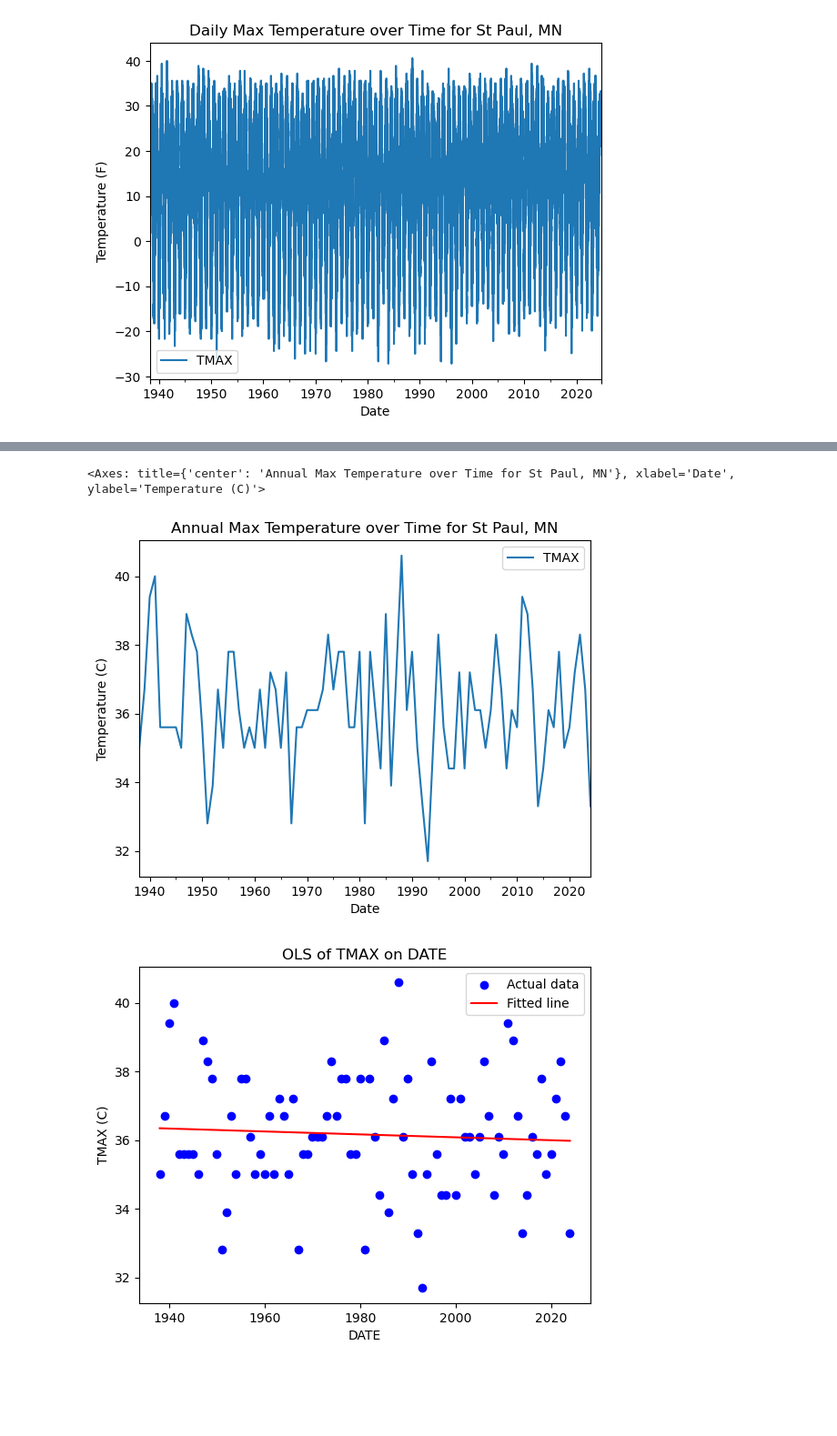
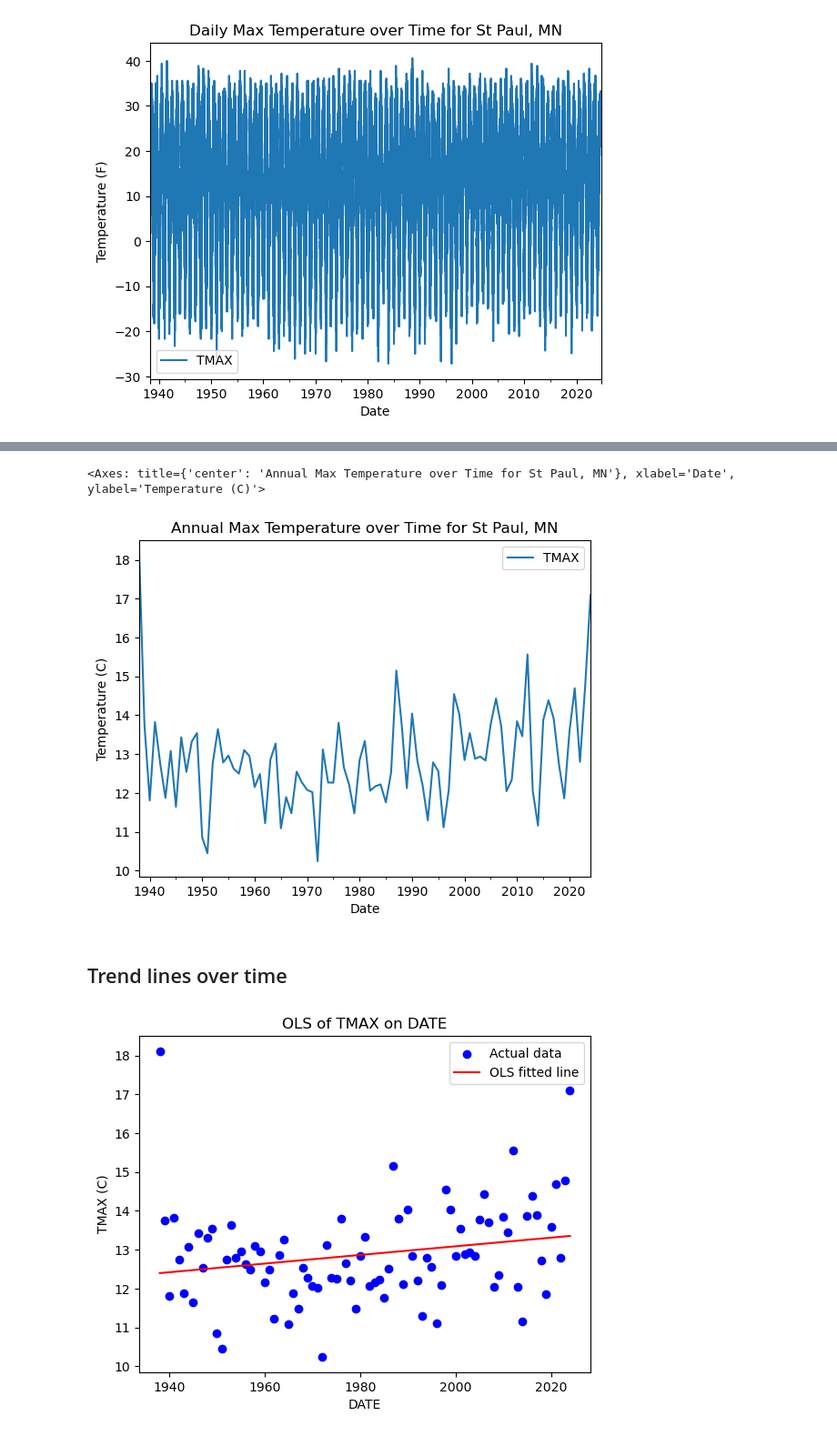
Before and after one commit to earthlab-education/climate-coding-challenge-byandell, a Jupyter notebook: 7_Portfolio_Post_Write_Post.ipynb, the cells around one changed output, grey strips where cells are left out. Shown at 91% size. Cells and saved outputs as stored; diff of their text form; code cells hidden in the pictures; blank space fills up the shorter version.

```diff
--- a/7_Portfolio_Post_Write_Post.ipynb
+++ b/7_Portfolio_Post_Write_Post.ipynb
@@ -49,8 +62,12 @@ Picking instead St Paul, MN, with data since 1938
 # %%
-MSP_URL = ('https://www.ncei.noaa.gov/access/services/da'
-'ta/v1?dataset=daily-summaries&dataTypes=TMIN,TMAX,PRCP&stations='
-'USW00014922'
-'&startDate=1893-01-01&endDate=2024-10-01&units=metric')
+# Set up URL.
+MSP_URL = (
+    'https://www.ncei.noaa.gov/access/services/data/v1'
+    '?dataset=daily-summaries'
+    '&dataTypes=TMIN,TMAX,PRCP'
+    '&stations=USW00014922'
+    '&startDate=1893-01-01&endDate=2024-10-01'
+    '&units=metric')
 MSP_URL
 # %% [output]
 'https://www.ncei.noaa.gov/access/services/data/v1?dataset=daily-summaries&dataTypes=TMIN,TMAX,PRCP&stations=USW00014922&startDate=1893-01-01&endDate=2024-10-01&units=metric'
@@ -126,6 +132,6 @@ MSP_data.plot(
 # %%
 MSP_data = MSP_data[['PRCP', 'TMAX', 'TMIN']]
-MSP_year = MSP_data.resample('YS').max()
+MSP_year = MSP_data.resample('YS').mean()
 MSP_year
 # %% [output]
 |  | PRCP | TMAX | TMIN |
@@ -150,7 +156,9 @@ MSP_year.plot(
     ylabel='Temperature (C)')
 # %% [output]
 <Axes: title={'center': 'Annual Max Temperature over Time for St Paul, MN'}, xlabel='Date', ylabel='Temperature (C)'>
-[figure, old version]
+[figure, new version]
+# %% [markdown]
+## Trend lines over time
 # %%
 # Extract date index and convert to year, then reshape
 D = MSP_year.index
@@ -159,23 +167,23 @@ D = D.values.reshape(-1,1)
 # %%
 # Fit an OLS Linear Regression to using DATE index
 # Create a linear regression model
 model = LinearRegression()
 
 T = MSP_year[['TMAX']]
 # Fit the model
 model.fit(D, T)
 
 # Make predictions
 T_pred = model.predict(D)
 
 # Plot the results
 plt.scatter(D, T, color='blue', label='Actual data')
-plt.plot(D, T_pred, color='red', label='Fitted line')
+plt.plot(D, T_pred, color='red', label='OLS fitted line')
 plt.xlabel('DATE')
 plt.ylabel('TMAX (C)')
 plt.title('OLS of TMAX on DATE')
 plt.legend()
 plt.show()
 # %% [output]
-[figure, old version]
+[figure, new version]
 # %% [markdown]
```
Also changed, not shown: parts of 9 cells of this notebook.
